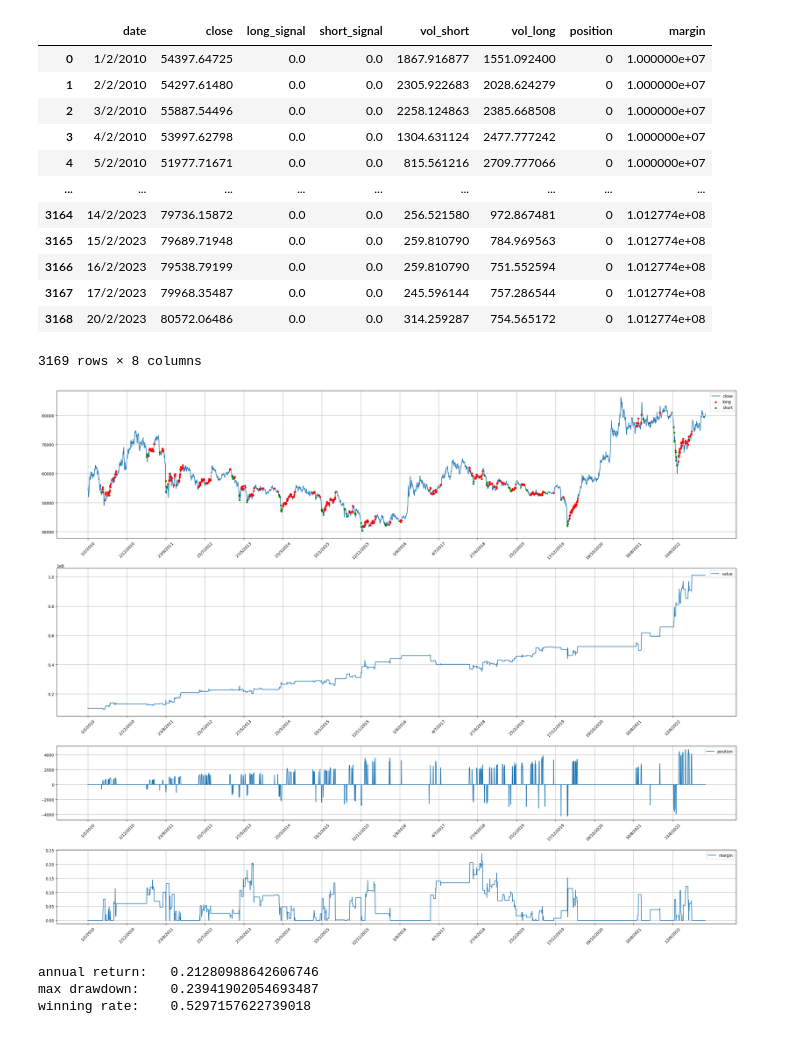
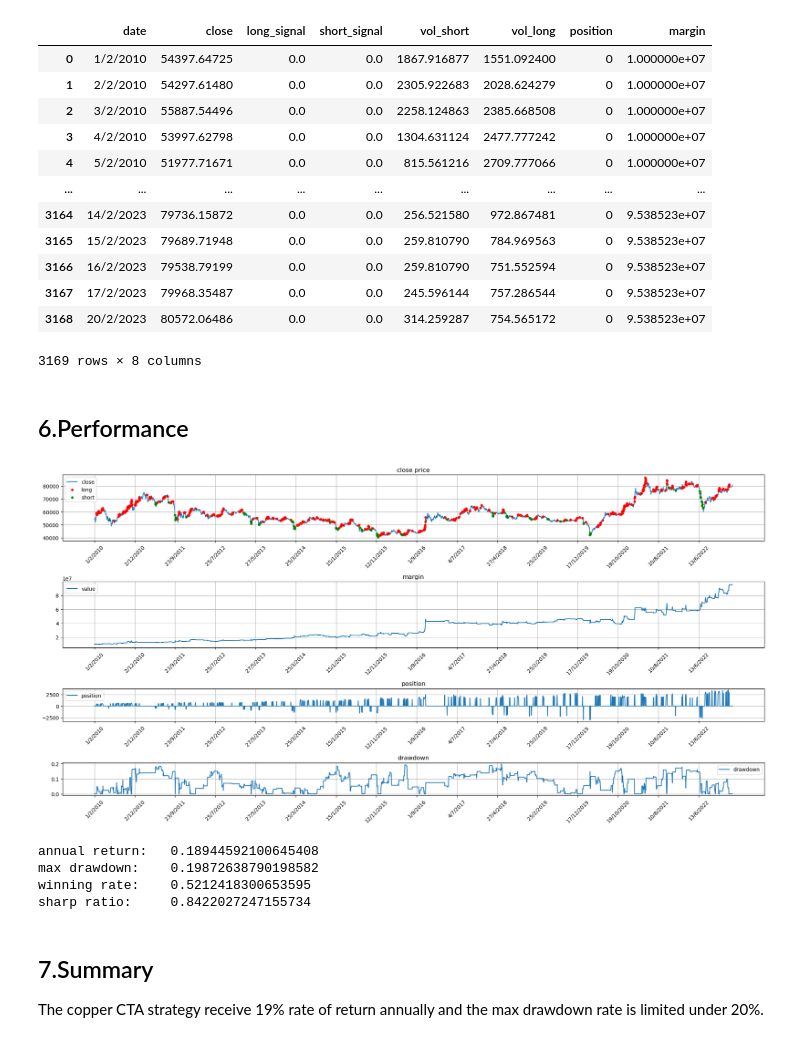
Before and after one commit to TonyWang23/CTA_Copper, a Jupyter notebook: volatility_strategy.ipynb, the cells around one changed output. Saved outputs shown, nothing was run; the diff lists cells and outputs as text; code cells hidden in the pictures.

```diff
--- a/volatility_strategy.ipynb
+++ b/volatility_strategy.ipynb
@@ -35,10 +69,12 @@ import numpy as np
 import matplotlib.pyplot as plt
 import scipy.stats as stats
 
+#parameters
 long_term=20
 mid_term=10
 short_term=5
 
+#read data
 data=pd.read_csv("CU0.SHF.csv", index_col=0).drop(columns=['Contract'])
 external_data=pd.read_csv('modified_external_data.csv',encoding='utf-8',sep=',')
 data.reset_index(inplace=True)
@@ -46,6 +82,8 @@ data=data.rename(columns={'index':'date','Open_adj':'open','High_adj':'high','Lo
 data=data.drop(columns=['open','high','low','volume','Open_interest'])
 data=pd.merge(data,external_data,on='date',how='left')
 
+#generate basic signals
+data['mid_break']=(data['close']>data['close'].shift(mid_term)).astype(int)
 data['short_up']=(data['close']>data['close'].rolling(short_term).mean()).astype(int)
 data['short_down']=(data['close']<data['close'].rolling(short_term).mean()).astype(int)
 data['downward_inverse']=(data['close']>data['close'].rolling(mid_term).min()).astype(int)
@@ -66,12 +104,11 @@ data['inventory_LME_asia']=data['inventory_LME_asia']>0
 data['production_CN']=data['production_CN']>0
 data['import_refined_CN']=data['import_refined_CN']>0
 
-# fundamental_data=data_fetch.collect_data()
-# data=pd.merge(data,fundamental_data,on='date',how='left')
-data['long_signal']=data['sentiment_overreact']*data['short_up']*data['mid_up']*\
+#combine basic signals
+data['long_signal']=(data['sentiment_overreact']*data['short_up']*data['mid_up'])*data['mid_break']+\
     (((1-data['spot_inventory_CN'])+(1-data['inventory_COMEX'])+(1-data['inventory_LME_asia'])   \
-        +(1-data['production_CN'])+(1-data['import_refined_CN']))>1)
+        +(1-data['production_CN'])+(1-data['import_refined_CN']))>2)*data['short_up']*data['mid_up']*data['mid_break']
 
-data['short_signal']=data['sentiment_bearish']*data['short_down']*data['mid_down']*(1-data['downward_inverse'])
+data['short_signal']=(1-data['downward_inverse'])*data['sentiment_bearish']*data['short_down']*data['mid_down']
 
 data=data[['date','close','long_signal','short_signal','vol_short','vol_long']]
@@ -82,24 +131,25 @@ data=data[['date','close','long_signal','short_signal','vol_short','vol_long']]
 # %%
-
 #todya's signal is based on yesterday's data,and margin at the end of tommorw is only based on today's signal
 data[['long_signal','short_signal','vol_short','vol_long']]=data[['long_signal','short_signal','vol_short','vol_long']].shift(1)
 data['position']=0
 data['margin']=10000000
-margin_ratio=0.2
+margin_ratio=0.25
 commission=0.0002
 data=data.dropna()
 data=data.reset_index(drop=True)
 #avoid SettingWithCopyWarning
+freeze_day=0
 for i in range(1,data.shape[0]-1):
     invest_ratio=1/(1+np.exp(-data['vol_short'].iloc[i]/data['vol_long'].iloc[i]))
+    drawdown_ratio=1-data['margin'].iloc[i]/data['margin'].iloc[:i].max()
     if invest_ratio<0.6:
         position=0
         data.loc[i+1,'margin']=data['margin'].iloc[i]
     else:
-        if data['long_signal'].iloc[i]==1:
+        if data['long_signal'].iloc[i]>=1 and data['short_signal'].iloc[i]==0:
             position=int(data['margin'].iloc[i]*invest_ratio/margin_ratio/data['close'].iloc[i])
             data.loc[i+1,'margin']=data['margin'].iloc[i]+position*(data['close'].iloc[i+1]-data['close'].iloc[i])-commission*np.abs(position-data['position'].iloc[i-1])* data['close'].iloc[i]
-        elif data['short_signal'].iloc[i]==1:
+        elif data['short_signal'].iloc[i]>=1:
             position=-int(data['margin'].iloc[i]*invest_ratio/margin_ratio/data['close'].iloc[i])
             data.loc[i+1,'margin']=data['margin'].iloc[i]+position*(data['close'].iloc[i+1]-data['close'].iloc[i])-commission*np.abs(position-data['position'].iloc[i-1])* data['close'].iloc[i]
         else:
@@ -117,51 +167,61 @@ data
 | 3 | 4/2/2010 | 53997.62798 | 0.0 | 0.0 | 1304.631124 | 2477.777242 | 0 | 1.000000e+07 |
 | 4 | 5/2/2010 | 51977.71671 | 0.0 | 0.0 | 815.561216 | 2709.777066 | 0 | 1.000000e+07 |
 | ... | ... | ... | ... | ... | ... | ... | ... | ... |
-| 3164 | 14/2/2023 | 79736.15872 | 0.0 | 0.0 | 256.521580 | 972.867481 | 0 | 1.012774e+08 |
-| 3165 | 15/2/2023 | 79689.71948 | 0.0 | 0.0 | 259.810790 | 784.969563 | 0 | 1.012774e+08 |
-| 3166 | 16/2/2023 | 79538.79199 | 0.0 | 0.0 | 259.810790 | 751.552594 | 0 | 1.012774e+08 |
-| 3167 | 17/2/2023 | 79968.35487 | 0.0 | 0.0 | 245.596144 | 757.286544 | 0 | 1.012774e+08 |
-| 3168 | 20/2/2023 | 80572.06486 | 0.0 | 0.0 | 314.259287 | 754.565172 | 0 | 1.012774e+08 |
+| 3164 | 14/2/2023 | 79736.15872 | 0.0 | 0.0 | 256.521580 | 972.867481 | 0 | 9.538523e+07 |
+| 3165 | 15/2/2023 | 79689.71948 | 0.0 | 0.0 | 259.810790 | 784.969563 | 0 | 9.538523e+07 |
+| 3166 | 16/2/2023 | 79538.79199 | 0.0 | 0.0 | 259.810790 | 751.552594 | 0 | 9.538523e+07 |
+| 3167 | 17/2/2023 | 79968.35487 | 0.0 | 0.0 | 245.596144 | 757.286544 | 0 | 9.538523e+07 |
+| 3168 | 20/2/2023 | 80572.06486 | 0.0 | 0.0 | 314.259287 | 754.565172 | 0 | 9.538523e+07 |
 3169 rows × 8 columns
+# %% [markdown]
+6.Performance
+----
 # %%
 long_date=data[(data['long_signal']==1)]
 short_date=data[(data['short_signal']==1)]
-fig,ax=plt.subplots(4,1,figsize=(25,20),dpi=100,gridspec_kw={'height_ratios':[2,2,1,1]})
+fig,ax=plt.subplots(4,1,figsize=(20,10),dpi=100,gridspec_kw={'height_ratios':[2,2,1,1]})
 ax[0].plot(data['date'],data['close'],label='close',zorder=1)
 ax[0].grid()
 ax[0].set_xticks(data['date'][::200])
 ax[0].set_xticklabels(data['date'][::200],rotation=45)
 ax[0].scatter(long_date['date'],long_date['close'],label='long',s=15,color='red',zorder=2)
 ax[0].scatter(short_date['date'],short_date['close'],label='short',s=15,color='green',zorder=3)
 ax[0].legend()
 ax[0].set_title('close price')
 ax[1].grid()
 ax[1].plot(data['date'],data['margin'],label='value')
 ax[1].set_xticks(data['date'][::200])
 ax[1].set_xticklabels(data['date'][::200],rotation=45)
 ax[1].legend()
 ax[1].set_title('margin')
 ax[2].grid()
 ax[2].plot(data['date'],data['position'],label='position')
 ax[2].set_xticks(data['date'][::200])
 ax[2].set_xticklabels(data['date'][::200],rotation=45)
 ax[2].legend()
 ax[2].set_title('position')
 ax[3].grid()
 ax[3].plot(data['date'],(np.maximum.accumulate(data['margin'])-data['margin'])/np.maximum.accumulate(data['margin']),label='drawdown')
 ax[3].set_xticks(data['date'][::200])
 ax[3].set_xticklabels(data['date'][::200],rotation=45)
 ax[3].legend()
 ax[3].set_title('drawdown')
 plt.tight_layout()
 plt.show()
 # %% [output]
-[figure, old version]
+[figure, new version]
 # %%
-print("annual return:\t",(data['margin'].iloc[-1]/data['margin'].iloc[0])**(1/12)-1)
+print("annual return:\t",(data['margin'].iloc[-1]/data['margin'].iloc[0])**(1/13)-1)
 print("max drawdown:\t",np.max((np.maximum.accumulate(data['margin'])-data['margin'])/np.maximum.accumulate(data['margin'])))
 print("winning rate:\t",np.sum(data['margin'].iloc[1:].values>data['margin'].iloc[:-1])/np.sum(data['margin'].iloc[1:].values!=data['margin'].iloc[:-1]))
+daily_return=(data['margin'].iloc[1:].values-data['margin'].iloc[:-1])/data['margin'].iloc[:-1]
+print("sharp ratio:\t",np.mean(daily_return)/np.std(daily_return)*np.sqrt(252))
 # %% [output]
-annual return:   0.21280988642606746
-max drawdown:    0.23941902054693487
-winning rate:    0.5297157622739018
+annual return:   0.18944592100645408
+max drawdown:    0.19872638790198582
+winning rate:    0.5212418300653595
+sharp ratio:     0.8422027247155734
+# %% [markdown]
+7.Summary
+---
+The copper CTA strategy receive 19% rate of return annually and the max drawdown rate is limited under 20%.
```
Also changed, not shown: parts of 12 cells of this notebook, 1 other file.
